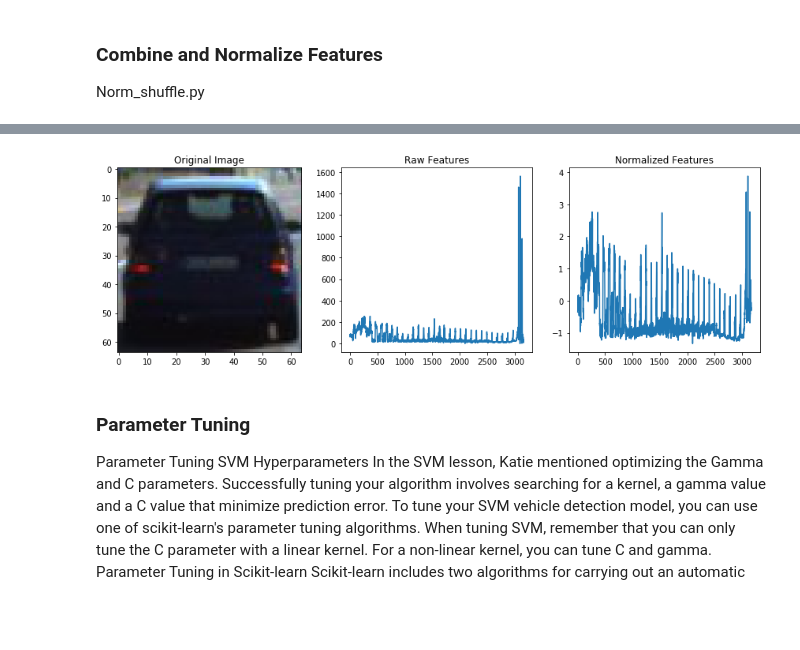
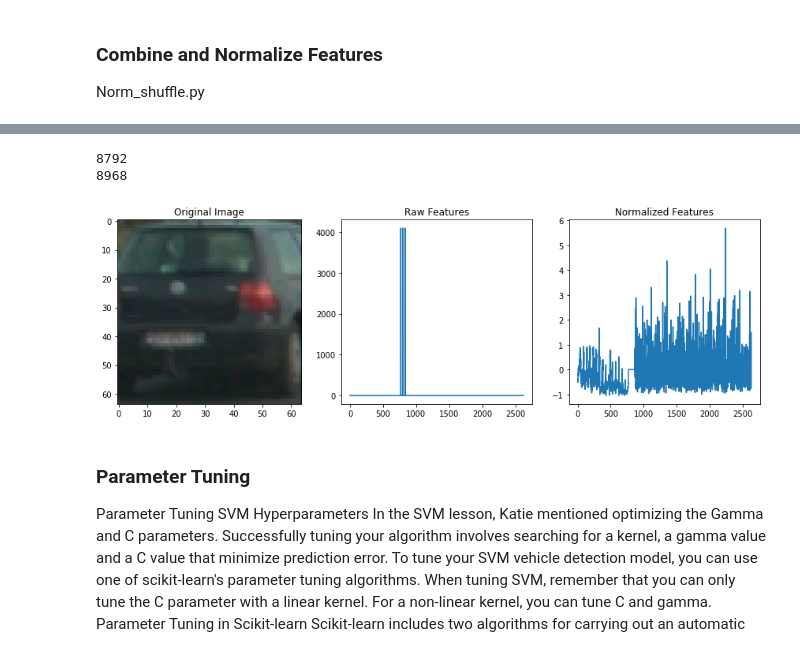
Before and after one commit to YoshiyukiKono/CarND, a Jupyter notebook: project-5/Vehicle_Detection.ipynb, the cells around one changed output, grey strips where cells are left out. Saved outputs shown, nothing was run; the diff lists cells and outputs as text; code cells hidden in the pictures; blank space fills up the shorter version.

```diff
--- a/project-5/Vehicle_Detection.ipynb
+++ b/project-5/Vehicle_Detection.ipynb
@@ -103,0 +104,3 @@ DIR_TRAIN_DATA = './sample_training_dataset/*_smallset/*/*.jpeg'
+# %%
+IMAGE_SUFFIX_JPG = ".jpeg"
+IMAGE_SUFFIX_PNG = ".png"
@@ -419,0 +455,12 @@ of size:  (64, 64, 3)  and data type: uint8
+# %%
+def load_images(dir_path):
+    images = glob.glob(dir_path)
+    files = []
+    for image in images:
+        files.append(image)
+
+    print(len(files))
+    if (len(files) == 0) :
+        print("Empty data")
+
+    return files
@@ -549,7 +718,7 @@ def color_hist(img, nbins=32, bins_range=(0, 256)):
     return hist_features
 """
 
-
+"""
 images = glob.glob(DIR_TRAIN_DATA)
 cars = []
 notcars = []
@@ -558,11 +727,27 @@ for image in images:
         notcars.append(image)
     else:
         cars.append(image)
+ """
+car_features = extract_features(cars, color_space='RGB',#cspace='RGB',
+                                spatial_size=(16, 16),#spatial_size=(32, 32),
+                        hist_bins=32, hist_range=(0, 256))
+notcar_features = extract_features(notcars, color_space='RGB',#cspace='RGB',
+                                   spatial_size=(16, 16),#spatial_size=(32, 32),
+                        hist_bins=32, hist_range=(0, 256))
+"""
+print(len(car_features))
+print(len(notcar_features))
 
-car_features = extract_features(cars, cspace='RGB', spatial_size=(32, 32),
-                        hist_bins=32, hist_range=(0, 256))
-notcar_features = extract_features(notcars, cspace='RGB', spatial_size=(32, 32),
-                        hist_bins=32, hist_range=(0, 256))
+len_car_features = len(car_features)
+len_not_car_features = len(notcar_features)
+
+if len_car_features > len_not_car_features :
+    car_features = car_features[:len_not_car_features]
+elif len_not_car_features < len_car_features :
+    notcar_features = notcar_features[:len_car_features]
+"""
+print(len(car_features))
+print(len(notcar_features))
 
 if len(car_features) > 0:
     # Create an array stack of feature vectors
@@ -590,4 +777,6 @@ else:
+8792
+8968
-[figure, old version]
+[figure, new version]
 # %% [markdown]
 ### Parameter Tuning
 
```
Also changed, not shown: parts of 53 cells of this notebook, 8 other files.
